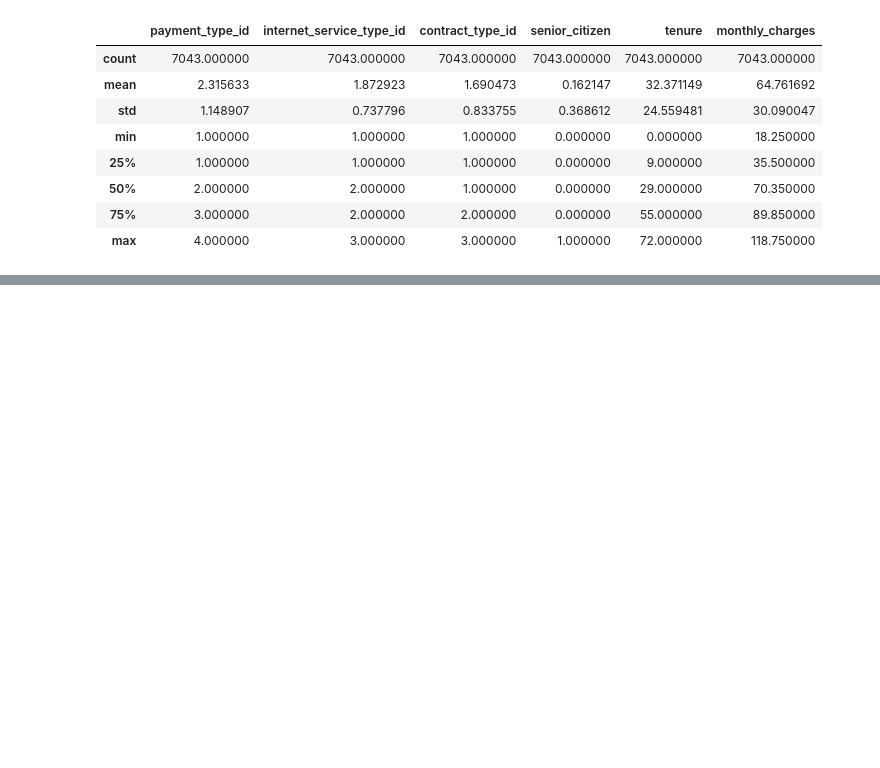
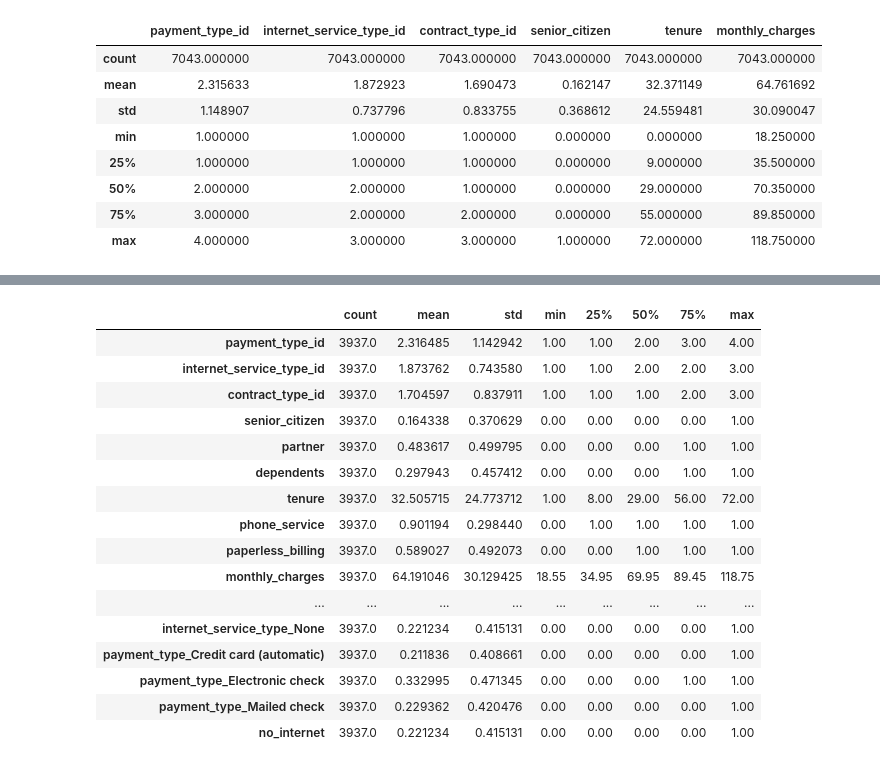
Before and after one commit to VelasquezAlejandro044/telco_classification_project, a Jupyter notebook: telco_churn_project.ipynb, the cells around one changed output, grey strips where cells are left out. Cells and saved outputs as stored; diff of their text form; code cells hidden in the pictures; blank space fills up the shorter version.

```diff
--- a/telco_churn_project.ipynb
+++ b/telco_churn_project.ipynb
@@ -204,0 +193,20 @@ Series([], dtype: int64)
+# %%
+train.describe().T
+# %% [output]
+|  | count | mean | std | min | 25% | 50% | 75% | max |
+| payment_type_id | 3937.0 | 2.316485 | 1.142942 | 1.00 | 1.00 | 2.00 | 3.00 | 4.00 |
+| internet_service_type_id | 3937.0 | 1.873762 | 0.743580 | 1.00 | 1.00 | 2.00 | 2.00 | 3.00 |
+| contract_type_id | 3937.0 | 1.704597 | 0.837911 | 1.00 | 1.00 | 1.00 | 2.00 | 3.00 |
+| senior_citizen | 3937.0 | 0.164338 | 0.370629 | 0.00 | 0.00 | 0.00 | 0.00 | 1.00 |
+| partner | 3937.0 | 0.483617 | 0.499795 | 0.00 | 0.00 | 0.00 | 1.00 | 1.00 |
+| dependents | 3937.0 | 0.297943 | 0.457412 | 0.00 | 0.00 | 0.00 | 1.00 | 1.00 |
+| tenure | 3937.0 | 32.505715 | 24.773712 | 1.00 | 8.00 | 29.00 | 56.00 | 72.00 |
+| phone_service | 3937.0 | 0.901194 | 0.298440 | 0.00 | 1.00 | 1.00 | 1.00 | 1.00 |
+| paperless_billing | 3937.0 | 0.589027 | 0.492073 | 0.00 | 0.00 | 1.00 | 1.00 | 1.00 |
+| monthly_charges | 3937.0 | 64.191046 | 30.129425 | 18.55 | 34.95 | 69.95 | 89.45 | 118.75 |
+| ... | ... | ... | ... | ... | ... | ... | ... | ... |
+| internet_service_type_None | 3937.0 | 0.221234 | 0.415131 | 0.00 | 0.00 | 0.00 | 0.00 | 1.00 |
+| payment_type_Credit card (automatic) | 3937.0 | 0.211836 | 0.408661 | 0.00 | 0.00 | 0.00 | 0.00 | 1.00 |
+| payment_type_Electronic check | 3937.0 | 0.332995 | 0.471345 | 0.00 | 0.00 | 0.00 | 1.00 | 1.00 |
+| payment_type_Mailed check | 3937.0 | 0.229362 | 0.420476 | 0.00 | 0.00 | 0.00 | 0.00 | 1.00 |
+| no_internet | 3937.0 | 0.221234 | 0.415131 | 0.00 | 0.00 | 0.00 | 0.00 | 1.00 |
```
Also changed, not shown: parts of 26 cells of this notebook, 2 other files.
